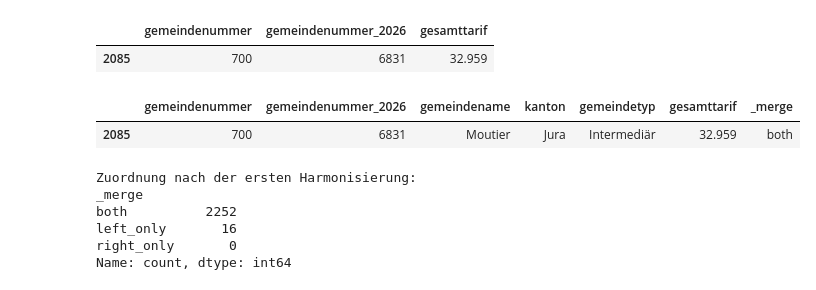
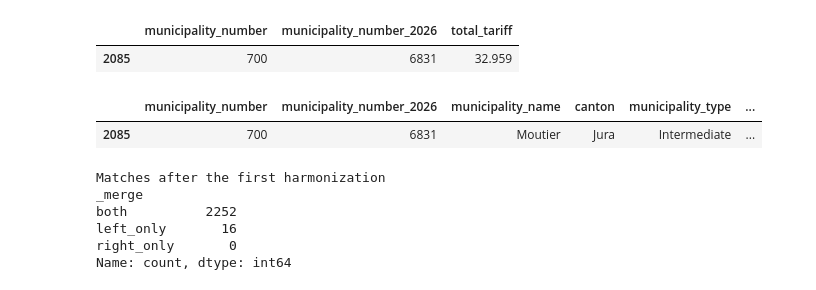
Before and after one commit to LEYERI/data-analytics-group-05, a Jupyter notebook: notebooks/02_data_preparation.ipynb, the cells around one changed output. Cells and saved outputs as stored; diff of their text form; code cells hidden in the pictures.

```diff
--- a/notebooks/02_datenaufbereitung.ipynb
+++ b/notebooks/02_data_preparation.ipynb
@@ -114,16 +95,16 @@ Es werden noch keine Zeilen ausgeschlossen.
 # %%
 df_elcom_clean = df_elcom.copy()
 
-# Gemeindenummer aus dem Ende der URI extrahieren.
-df_elcom_clean["gemeindenummer"] = (
-    df_elcom_clean["gemeinde"]
+# Extract the municipality number from the end of the URI.
+df_elcom_clean["municipality_number"] = (
+    df_elcom_clean["municipality_uri"]
     .str.extract(r"/municipality/(\d+)$", expand=False)
     .astype("Int64")
 )
 
-# Tarifwerte von Text in Zahlen umwandeln.
-df_elcom_clean["gesamttarif"] = pd.to_numeric(
-    df_elcom_clean["gesamttarif"],
+# Convert tariff values from text to numbers.
+df_elcom_clean["total_tariff"] = pd.to_numeric(
+    df_elcom_clean["total_tariff"],
     errors="raise"
 )
 
@@ -397,66 +346,66 @@ Weitere nicht zugeordnete Nummern werden separat geprüft.
 # %%
-df_elcom_harmonisiert = df_elcom_clean.copy()
+df_elcom_harmonized = df_elcom_clean.copy()
 
-# Amtlich bestätigte Änderung für Moutier.
-nummern_mapping = {
+# Apply the officially confirmed change for Moutier.
+number_mapping = {
     700: 6831
 }
 
-df_elcom_harmonisiert["gemeindenummer_2026"] = (
-    df_elcom_harmonisiert["gemeindenummer"]
-    .replace(nummern_mapping)
+df_elcom_harmonized["municipality_number_2026"] = (
+    df_elcom_harmonized["municipality_number"]
+    .replace(number_mapping)
     .astype("Int64")
 )
 
-# Geänderte Nummern anzeigen.
+# Show changed municipality numbers.
 display(
-    df_elcom_harmonisiert.loc[
-        df_elcom_harmonisiert["gemeindenummer"]
-        != df_elcom_harmonisiert["gemeindenummer_2026"],
-        ["gemeindenummer", "gemeindenummer_2026", "gesamttarif"]
+    df_elcom_harmonized.loc[
+        df_elcom_harmonized["municipality_number"]
+        != df_elcom_harmonized["municipality_number_2026"],
+        ["municipality_number", "municipality_number_2026", "total_tariff"]
     ]
 )
 # %% [output]
-|  | gemeindenummer | gemeindenummer_2026 | gesamttarif |
+|  | municipality_number | municipality_number_2026 | total_tariff |
 | 2085 | 700 | 6831 | 32.959 |
 # %%
-# Den BFS-Schlüssel passend benennen.
+# Rename the BFS key for the join.
 df_bfs_join = df_bfs_clean.rename(
-    columns={"gemeindenummer": "gemeindenummer_2026"}
+    columns={"municipality_number": "municipality_number_2026"}
 )
 
-df_join_harmonisiert = df_elcom_harmonisiert.merge(
+df_join_harmonized = df_elcom_harmonized.merge(
     df_bfs_join,
-    on="gemeindenummer_2026",
+    on="municipality_number_2026",
     how="left",
     validate="many_to_one",
     indicator=True
 )
 
-# Prüfen, ob Moutier nun korrekt zugeordnet ist.
+# Check the match for Moutier.
 display(
-    df_join_harmonisiert.loc[
-        df_join_harmonisiert["gemeindenummer"] == 700,
+    df_join_harmonized.loc[
+        df_join_harmonized["municipality_number"] == 700,
         [
-            "gemeindenummer",
-            "gemeindenummer_2026",
-            "gemeindename",
-            "kanton",
-            "gemeindetyp",
-            "gesamttarif",
+            "municipality_number",
+            "municipality_number_2026",
+            "municipality_name",
+            "canton",
+            "municipality_type",
+            "total_tariff",
             "_merge"
         ]
     ]
 )
 
-print("\nZuordnung nach der ersten Harmonisierung:")
-print(df_join_harmonisiert["_merge"].value_counts())
+print("\nMatches after the first harmonization")
+print(df_join_harmonized["_merge"].value_counts())
 
-assert len(df_join_harmonisiert) == len(df_elcom_clean)
+assert len(df_join_harmonized) == len(df_elcom_clean)
 # %% [output]
-|  | gemeindenummer | gemeindenummer_2026 | gemeindename | kanton | gemeindetyp | gesamttarif | _merge |
-| 2085 | 700 | 6831 | Moutier | Jura | Intermediär | 32.959 | both |
+|  | municipality_number | municipality_number_2026 | municipality_name | canton | municipality_type | ... |
+| 2085 | 700 | 6831 | Moutier | Jura | Intermediate | ... |
-Zuordnung nach der ersten Harmonisierung:
+Matches after the first harmonization
 _merge
 both          2252
 left_only       16
```
Also changed, not shown: parts of 31 cells of this notebook, 47 other files.
